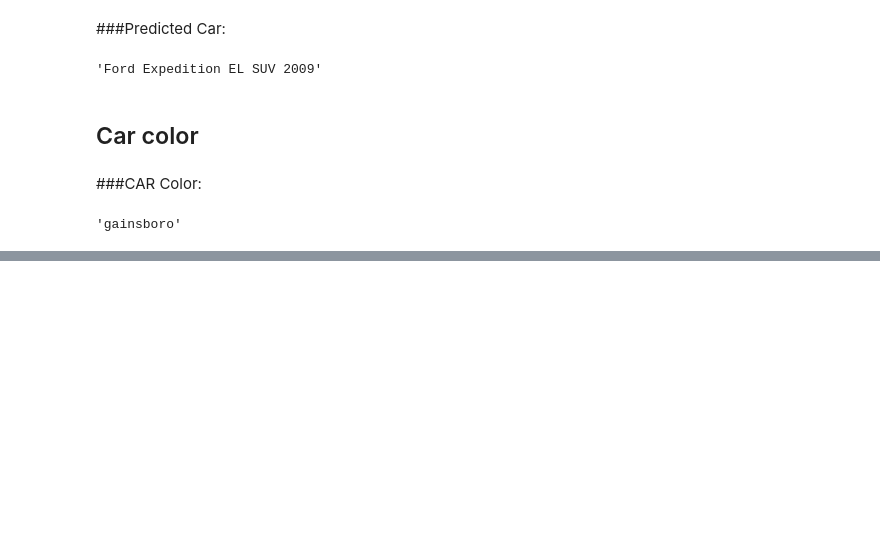
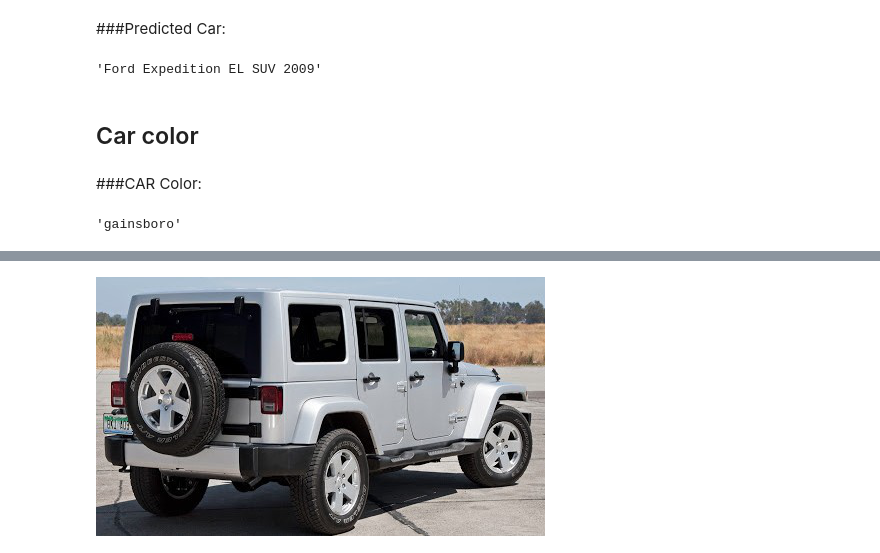
Before and after one commit to abishekabi/amber-detector, a Jupyter notebook: Experiment_car_make_model_classifier.ipynb, the cells around one changed output, grey strips where cells are left out. Drawn from its saved outputs; the diff is of its cells as text; code cells hidden in the pictures; blank space fills up the shorter version.

```diff
--- a/Experiment_car_make_model_classifier.ipynb
+++ b/Experiment_car_make_model_classifier.ipynb
@@ -284,0 +298,6 @@ display(Markdown("###CAR Color: "), color_name)
+# %%
+pred_img_file = "car_data/car_data/prediction/jeep2.jpg"
+im_pred=open_image(pred_img_file)
+im_pred
+# %% [output]
+[figure, added]
```
Also changed, not shown: parts of 6 cells of this notebook.
